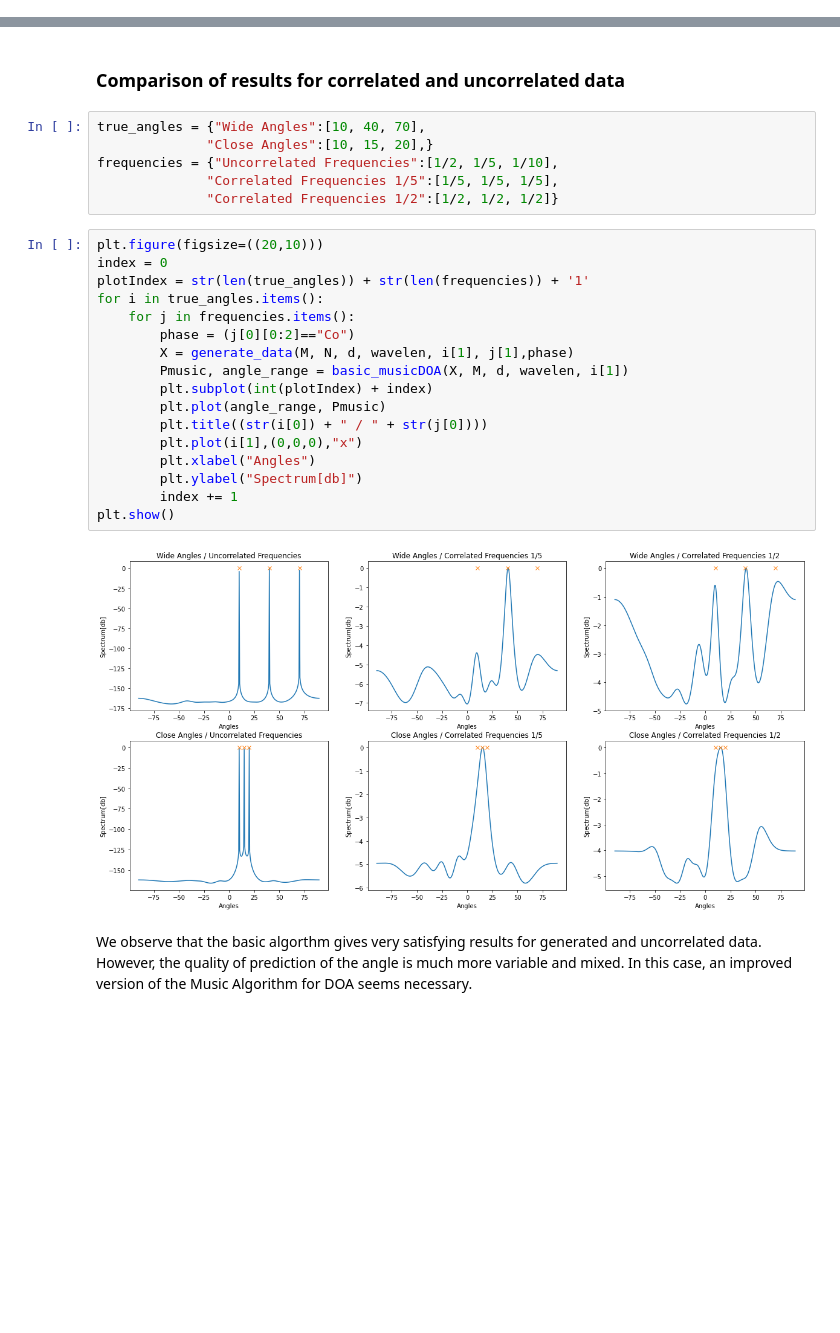
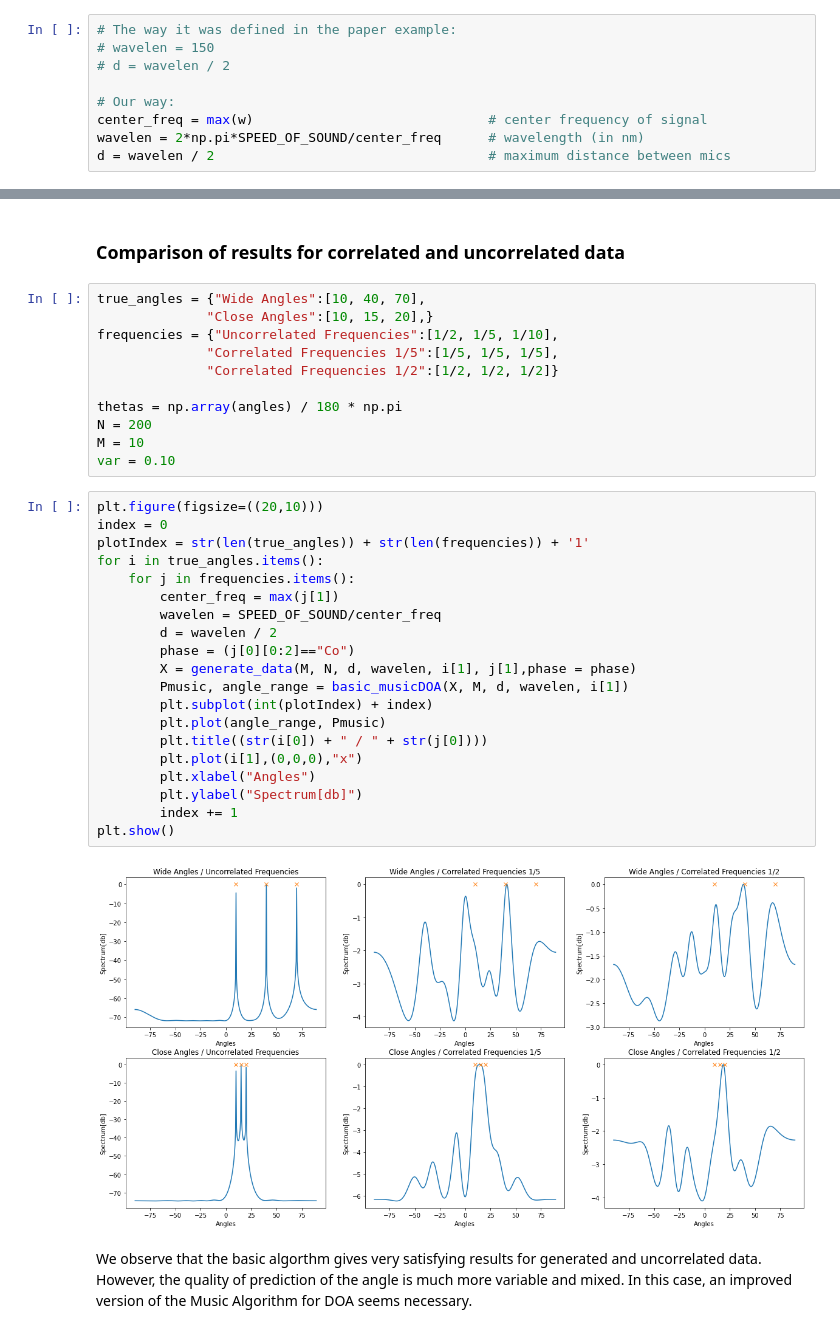
Before and after one commit to rayandaod/MUSIC_for_DOA, a Jupyter notebook: notebooks/assignment_1_generated_data.ipynb, the cells around one changed output, grey strips where cells are left out. Cells and saved outputs as stored; diff of their text form; blank space fills up the shorter version.

Commit message:
correlated correction everywhere, generate corrected, high freq as center freq

```diff
--- a/notebooks/assignment_1_generated_data.ipynb
+++ b/notebooks/assignment_1_generated_data.ipynb
@@ -56,3 +56,12 @@ var = 0.10                               # variance of noise
+# %%
+# The way it was defined in the paper example:
+# wavelen = 150
+# d = wavelen / 2
+
+# Our way:
+center_freq = max(w)                              # center frequency of signal
+wavelen = 2*np.pi*SPEED_OF_SOUND/center_freq      # wavelength (in nm)
+d = wavelen / 2                                   # maximum distance between mics
 # %% [markdown]
 #### Generate data
 The following steps show how we generate the data from the previous parameters to create signals that respect the structure of the system and the assumptions made:
@@ -179,25 +191,33 @@ true_angles = {"Wide Angles":[10, 40, 70],
 frequencies = {"Uncorrelated Frequencies":[1/2, 1/5, 1/10],
               "Correlated Frequencies 1/5":[1/5, 1/5, 1/5],
               "Correlated Frequencies 1/2":[1/2, 1/2, 1/2]}
+
+thetas = np.array(angles) / 180 * np.pi
+N = 200
+M = 10
+var = 0.10
 # %%
 plt.figure(figsize=((20,10)))
 index = 0
 plotIndex = str(len(true_angles)) + str(len(frequencies)) + '1'
 for i in true_angles.items():
     for j in frequencies.items():
+        center_freq = max(j[1])
+        wavelen = SPEED_OF_SOUND/center_freq
+        d = wavelen / 2
         phase = (j[0][0:2]=="Co")
-        X = generate_data(M, N, d, wavelen, i[1], j[1],phase)
+        X = generate_data(M, N, d, wavelen, i[1], j[1],phase = phase)
         Pmusic, angle_range = basic_musicDOA(X, M, d, wavelen, i[1])
         plt.subplot(int(plotIndex) + index)
         plt.plot(angle_range, Pmusic)
         plt.title((str(i[0]) + " / " + str(j[0])))
         plt.plot(i[1],(0,0,0),"x")
         plt.xlabel("Angles")
         plt.ylabel("Spectrum[db]")
         index += 1
 plt.show()
 # %% [output]
-[figure, old version]
+[figure, new version]
 # %% [markdown]
 We observe that the basic algorthm gives very satisfying results for generated and uncorrelated data.
 However, the quality of prediction of the angle is much more variable and mixed. In this case, an improved version of the Music Algorithm for DOA seems necessary.
```
Also changed, not shown: parts of 14 cells of this notebook, 1 other file.
